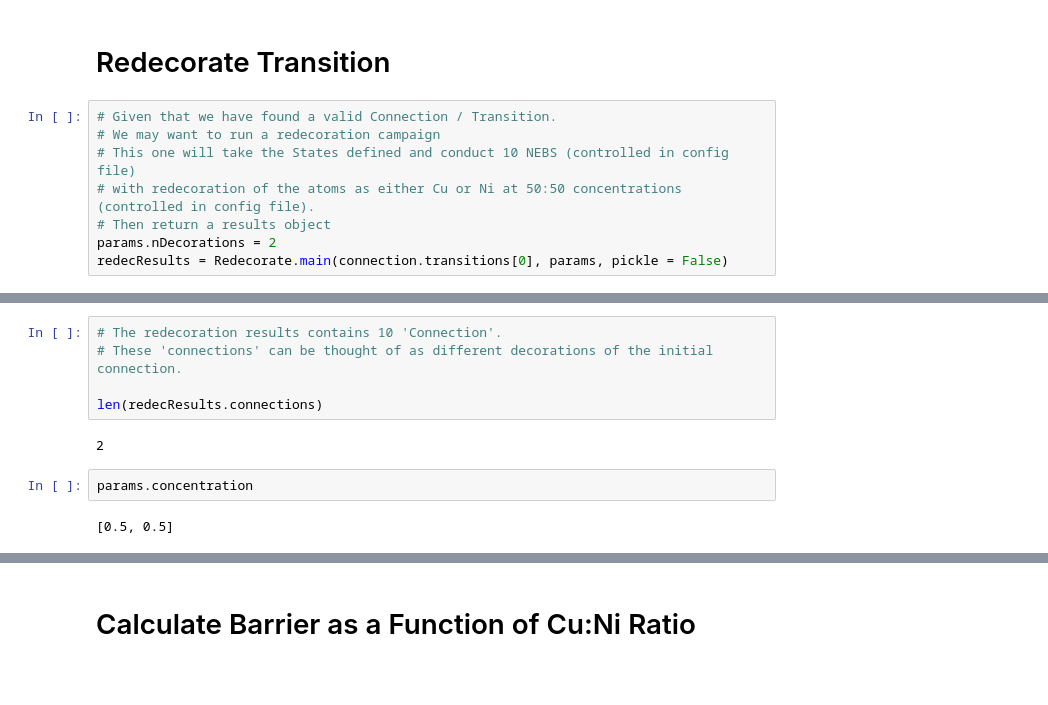
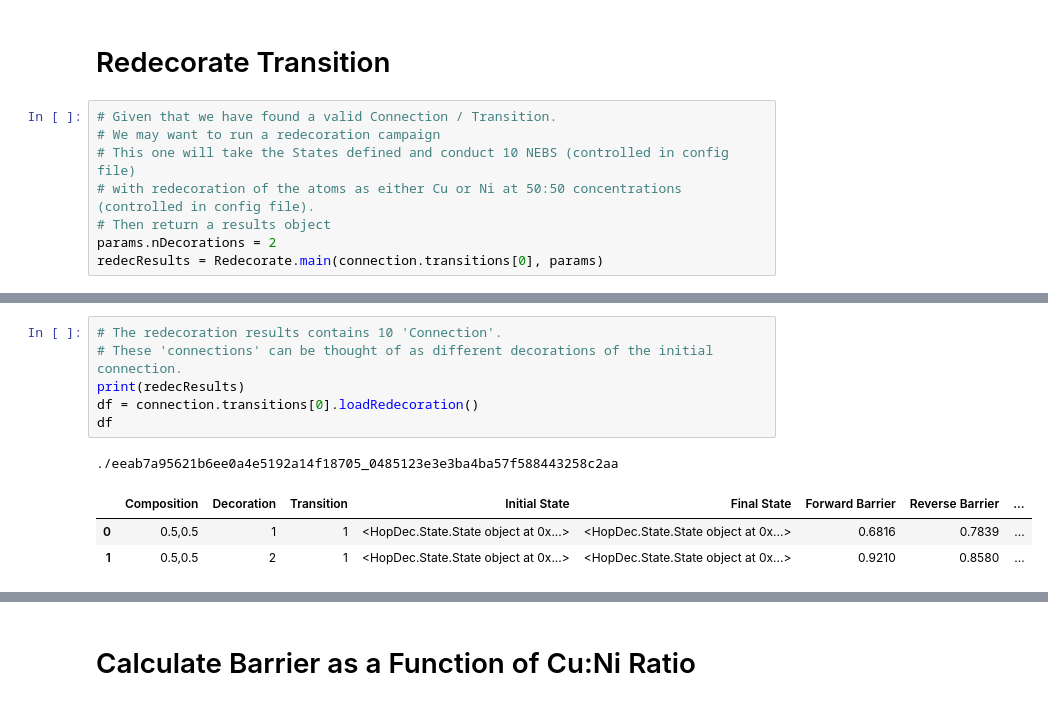
Before and after one commit to lanl/Hop-Decorate, a Jupyter notebook: examples/interactive-mode/redecorate/main.ipynb, the cells around one changed output, grey strips where cells are left out. Drawn from its saved outputs; the diff is of its cells as text; blank space fills up the shorter version.

```diff
--- a/examples/interactive-mode/redecorate/main.ipynb
+++ b/examples/interactive-mode/redecorate/main.ipynb
@@ -88,5 +88,5 @@ connection.transitions[0].forwardBarrier
 # with redecoration of the atoms as either Cu or Ni at 50:50 concentrations (controlled in config file).
 # Then return a results object
 params.nDecorations = 2
-redecResults = Redecorate.main(connection.transitions[0], params, pickle = False)
+redecResults = Redecorate.main(connection.transitions[0], params)
 # %% [output]
@@ -96,11 +96,11 @@ redecResults = Redecorate.main(connection.transitions[0], params, pickle = False
 # %%
 # The redecoration results contains 10 'Connection'.
 # These 'connections' can be thought of as different decorations of the initial connection.
-
-len(redecResults.connections)
+print(redecResults)
+df = connection.transitions[0].loadRedecoration()
+df
 # %% [output]
-2
+./eeab7a95621b6ee0a4e5192a14f18705_0485123e3e3ba4ba57f588443258c2aa
+|  | Composition | Decoration | Transition | Initial State | Final State | Forward Barrier | Reverse Barrier | ... |
+| 0 | 0.5,0.5 | 1 | 1 | <HopDec.State.State object at 0x...> | <HopDec.State.State object at 0x...> | 0.6816 | 0.7839 | ... |
+| 1 | 0.5,0.5 | 2 | 1 | <HopDec.State.State object at 0x...> | <HopDec.State.State object at 0x...> | 0.9210 | 0.8580 | ... |
-# %%
-params.concentration
-# %% [output]
-[0.5, 0.5]
```
Also changed, not shown: parts of 8 cells of this notebook, 20 other files.
